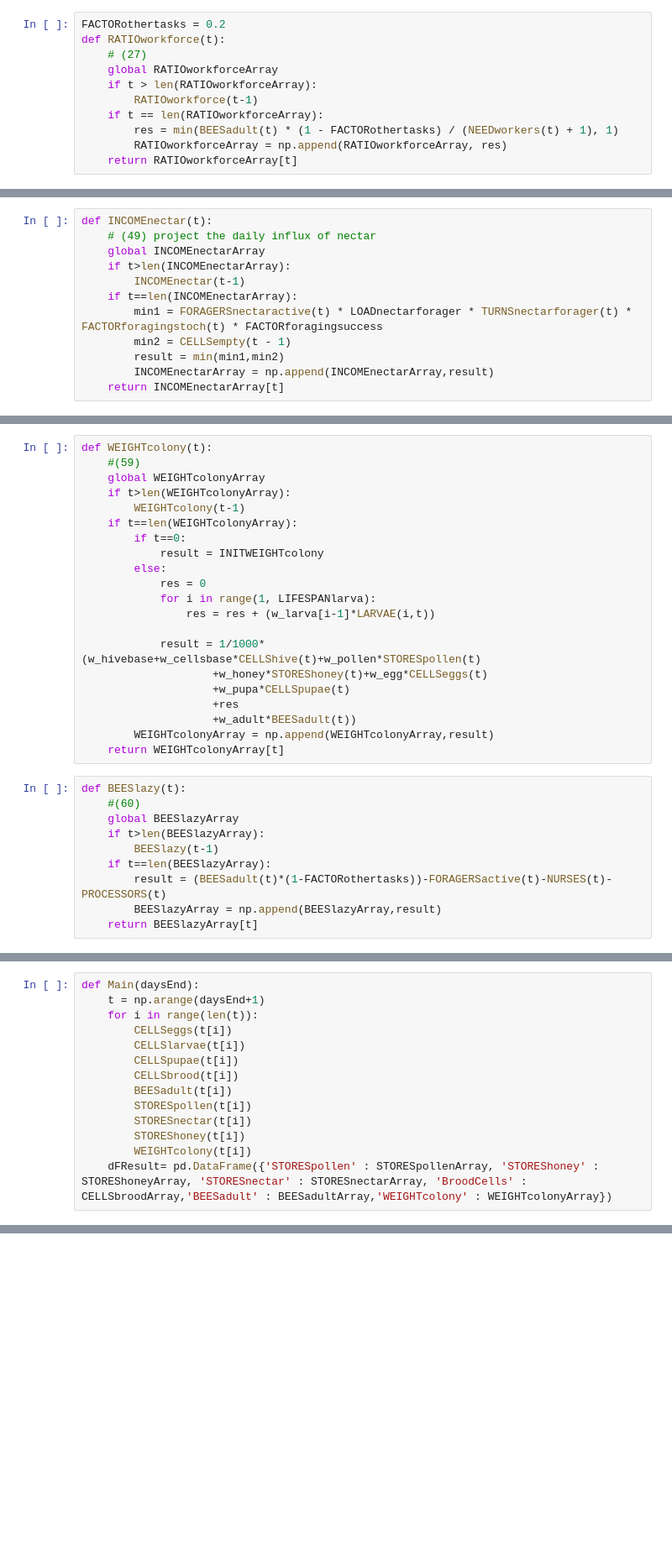
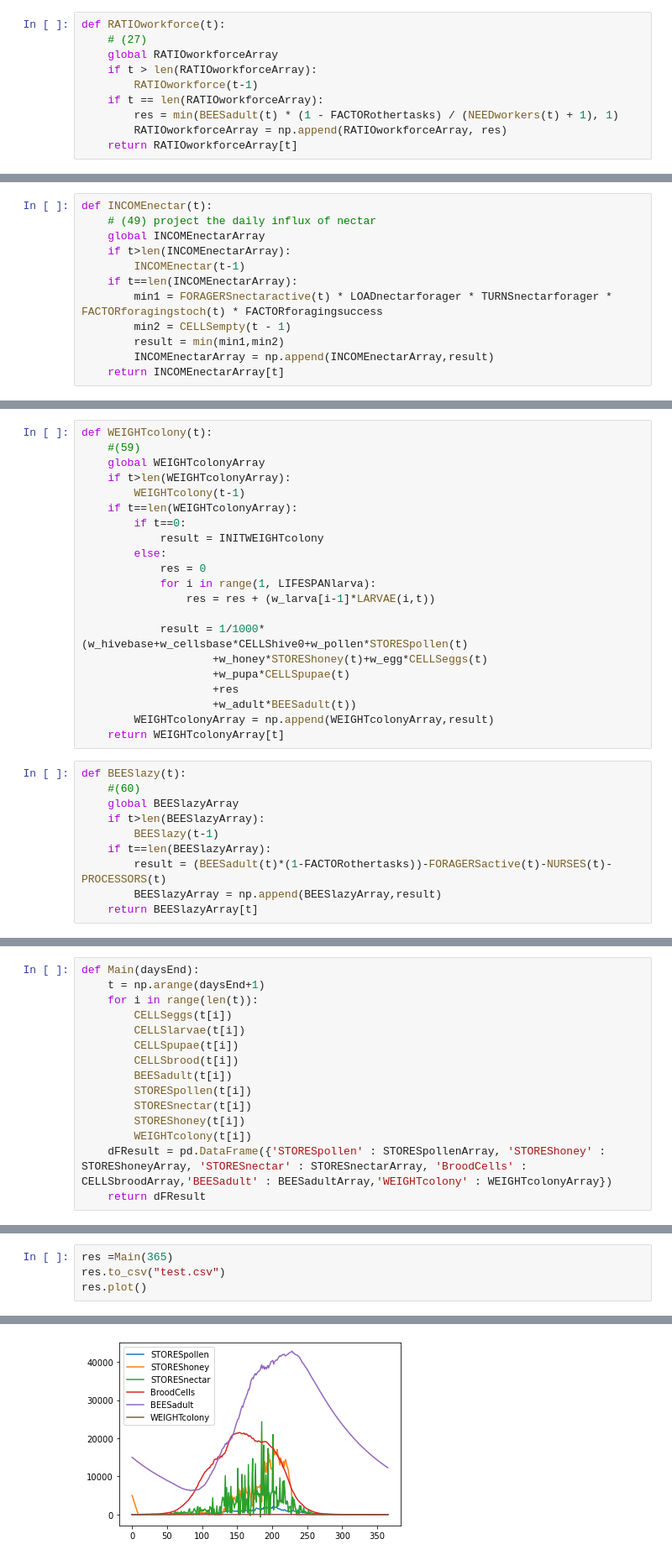
Before and after one commit to CharlieChanMeyer/HoPoMo, a Jupyter notebook: Equations.ipynb, the cells around one changed output, grey strips where cells are left out. Shown: that part at 84% size. Drawn from its saved outputs; the diff is of its cells as text; blank space fills up the shorter version.

```diff
--- a/Equations.ipynb
+++ b/Equations.ipynb
@@ -463,7 +340,6 @@ def NEEDworkers(t):
         NEEDworkersArray = np.append(NEEDworkersArray, res)
     return NEEDworkersArray[t]
 # %%
-FACTORothertasks = 0.2
 def RATIOworkforce(t):
     # (27)
     global RATIOworkforceArray
@@ -728,7 +604,7 @@ def INCOMEnectar(t):
     if t>len(INCOMEnectarArray):
         INCOMEnectar(t-1)
     if t==len(INCOMEnectarArray):
-        min1 = FORAGERSnectaractive(t) * LOADnectarforager * TURNSnectarforager(t) * FACTORforagingstoch(t) * FACTORforagingsuccess
+        min1 = FORAGERSnectaractive(t) * LOADnectarforager * TURNSnectarforager * FACTORforagingstoch(t) * FACTORforagingsuccess
         min2 = CELLSempty(t - 1)
         result = min(min1,min2)
         INCOMEnectarArray = np.append(INCOMEnectarArray,result)
@@ -869,7 +745,7 @@ def WEIGHTcolony(t):
             for i in range(1, LIFESPANlarva):
                 res = res + (w_larva[i-1]*LARVAE(i,t))
 
-            result = 1/1000*(w_hivebase+w_cellsbase*CELLShive(t)+w_pollen*STORESpollen(t)
+            result = 1/1000*(w_hivebase+w_cellsbase*CELLShive0+w_pollen*STORESpollen(t)
                     +w_honey*STOREShoney(t)+w_egg*CELLSeggs(t)
                     +w_pupa*CELLSpupae(t)
                     +res
@@ -951,4 +831,5 @@ def Main(daysEnd):
         STORESnectar(t[i])
         STOREShoney(t[i])
         WEIGHTcolony(t[i])
-    dFResult= pd.DataFrame({'STORESpollen' : STORESpollenArray, 'STOREShoney' : STOREShoneyArray, 'STORESnectar' : STORESnectarArray, 'BroodCells' : CELLSbroodArray,'BEESadult' : BEESadultArray,'WEIGHTcolony' : WEIGHTcolonyArray})
+    dFResult = pd.DataFrame({'STORESpollen' : STORESpollenArray, 'STOREShoney' : STOREShoneyArray, 'STORESnectar' : STORESnectarArray, 'BroodCells' : CELLSbroodArray,'BEESadult' : BEESadultArray,'WEIGHTcolony' : WEIGHTcolonyArray})
+    return dFResult
@@ -994,0 +850,5 @@ array([0.05      , 0.05001632, 0.05012741, 0.05      , 0.05007139,
+# %%
+res =Main(365)
+res.to_csv("test.csv")
+res.plot()
+# %% [output]
@@ -994,0 +856 @@ array([0.05      , 0.05001632, 0.05012741, 0.05      , 0.05007139,
+[figure, added]
```
Also changed, not shown: parts of 33 cells of this notebook, 2 other files.
